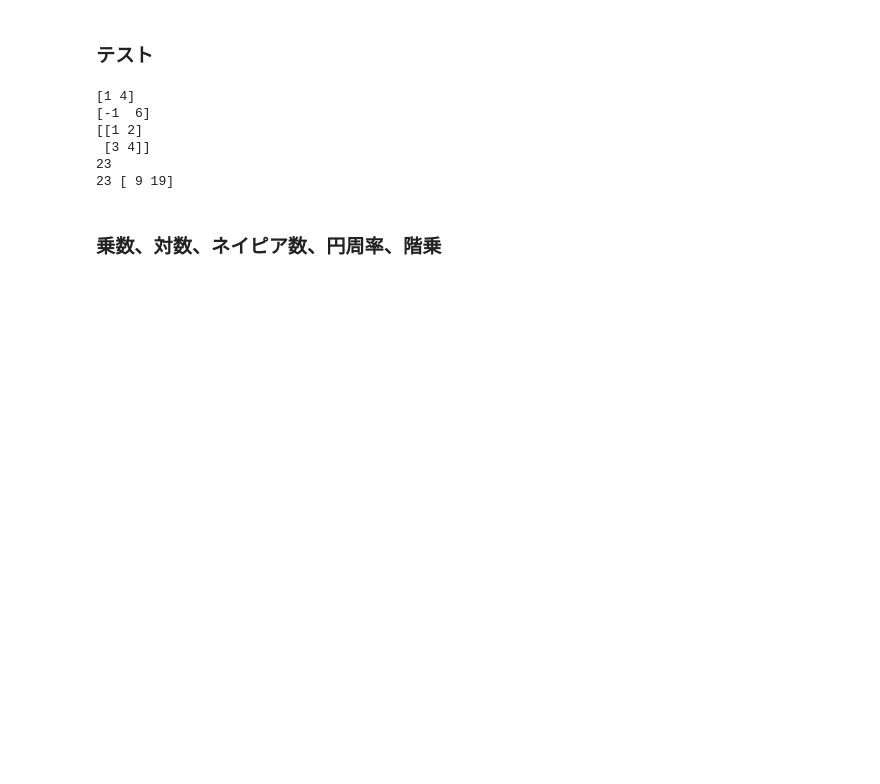
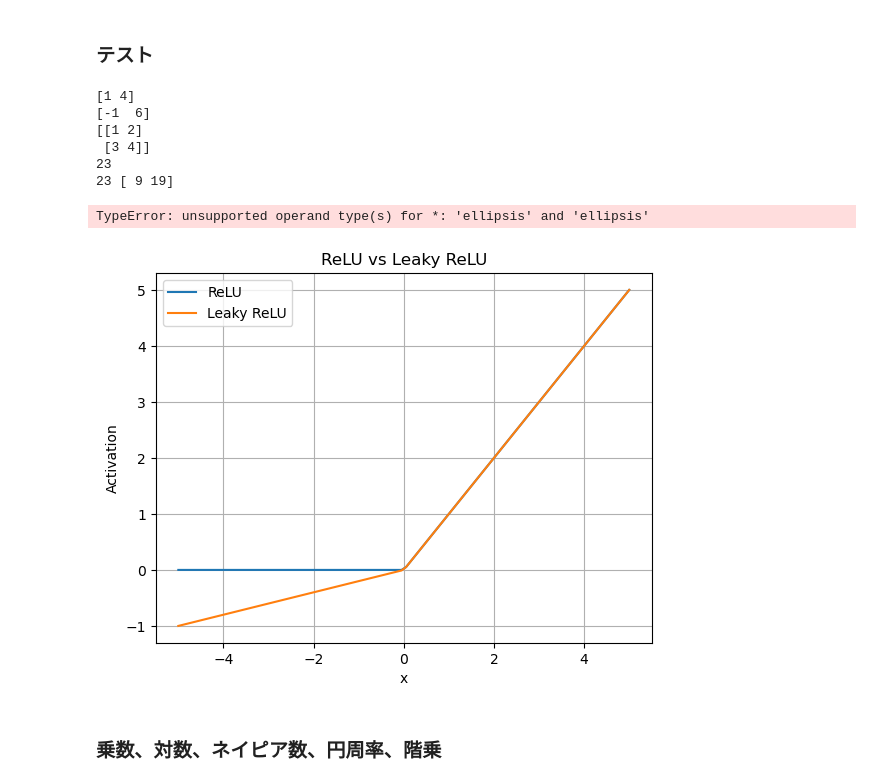
Before and after one commit to ahiru3test/aiai, a Jupyter notebook: notebook/PythonExam/Data/test.ipynb, the cells around one changed output. Cells and saved outputs as stored; diff of their text form; code cells hidden in the pictures; blank space fills up the shorter version.

```diff
--- a/notebook/PythonExam/Data/test.ipynb
+++ b/notebook/PythonExam/Data/test.ipynb
@@ -165,6 +165,58 @@ print(d, e)
  [3 4]]
 23
 23 [ 9 19]
+# %%
+#
+# 重みと入力のリストを仮定
+weights = [...]  # 重み w_i のリスト
+inputs = [...]   # 入力 x_i のリスト
+
+# u の初期値を設定
+u = 0
+
+# i から n までの範囲で重みと入力の積の合計を計算
+for i in range(len(inputs)):
+    u += weights[i] * inputs[i]
+
+# 閾値関数の結果を計算
+f_x = 1 if u > 0 else 0
+
+# 結果を表示
+print("u:", u)
+print("f(x):", f_x)
+# %% [output]
+TypeError: unsupported operand type(s) for *: 'ellipsis' and 'ellipsis'
+# %%
+import numpy as np
+import matplotlib.pyplot as plt
+
+def ReLU(x):
+    return np.maximum(0, x)
+
+def LeakyReLU(x, alpha):
+    return np.maximum(alpha * x, x)
+
+# 入力値の範囲を定義
+x = np.linspace(-5, 5, 100)
+
+# ReLU関数を適用した出力値を計算
+y_relu = ReLU(x)
+
+# Leaky ReLU関数を適用した出力値を計算
+alpha = 0.2  # リークする値
+y_leaky_relu = LeakyReLU(x, alpha)
+
+# グラフを描画
+plt.plot(x, y_relu, label='ReLU')
+plt.plot(x, y_leaky_relu, label='Leaky ReLU')
+plt.xlabel('x')
+plt.ylabel('Activation')
+plt.title('ReLU vs Leaky ReLU')
+plt.legend()
+plt.grid(True)
+plt.show()
+# %% [output]
+[figure, added]
 # %% [markdown]
 ### 乗数、対数、ネイピア数、円周率、階乗
 # %%
```
